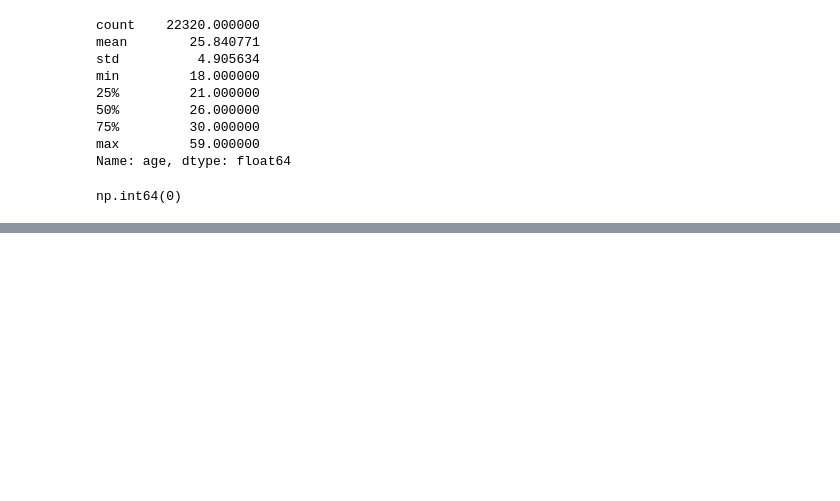
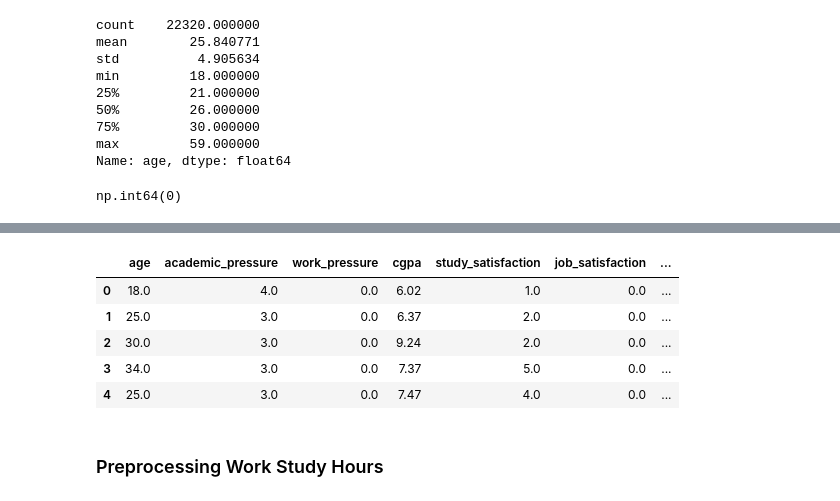
Before and after one commit to gaurangdave/mental_health_ml, a Jupyter notebook: notebooks/01_data_exploration.ipynb, the cells around one changed output, grey strips where cells are left out. Saved outputs shown, nothing was run; the diff lists cells and outputs as text; code cells hidden in the pictures; blank space fills up the shorter version.

Commit message:
implemented numerical data pipelines

```diff
--- a/notebooks/01_data_exploration.ipynb
+++ b/notebooks/01_data_exploration.ipynb
@@ -989,0 +1071,2 @@ map_age_bins = FunctionTransformer(map_age_bins_fn)
+# %%
+numerical_data = map_age_bins_fn(numerical_data)
@@ -989,0 +1160,13 @@ map_age_bins = FunctionTransformer(map_age_bins_fn)
+# %%
+## updating numerical data with cgpa bins
+numerical_data = map_cgpa_bins_fn(numerical_data)
+numerical_data.head()
+# %% [output]
+|  | age | academic_pressure | work_pressure | cgpa | study_satisfaction | job_satisfaction | ... |
+| 0 | 18.0 | 4.0 | 0.0 | 6.02 | 1.0 | 0.0 | ... |
+| 1 | 25.0 | 3.0 | 0.0 | 6.37 | 2.0 | 0.0 | ... |
+| 2 | 30.0 | 3.0 | 0.0 | 9.24 | 2.0 | 0.0 | ... |
+| 3 | 34.0 | 3.0 | 0.0 | 7.37 | 5.0 | 0.0 | ... |
+| 4 | 25.0 | 3.0 | 0.0 | 7.47 | 4.0 | 0.0 | ... |
+# %% [markdown]
+### Preprocessing Work Study Hours
```
Also changed, not shown: parts of 26 cells of this notebook.
